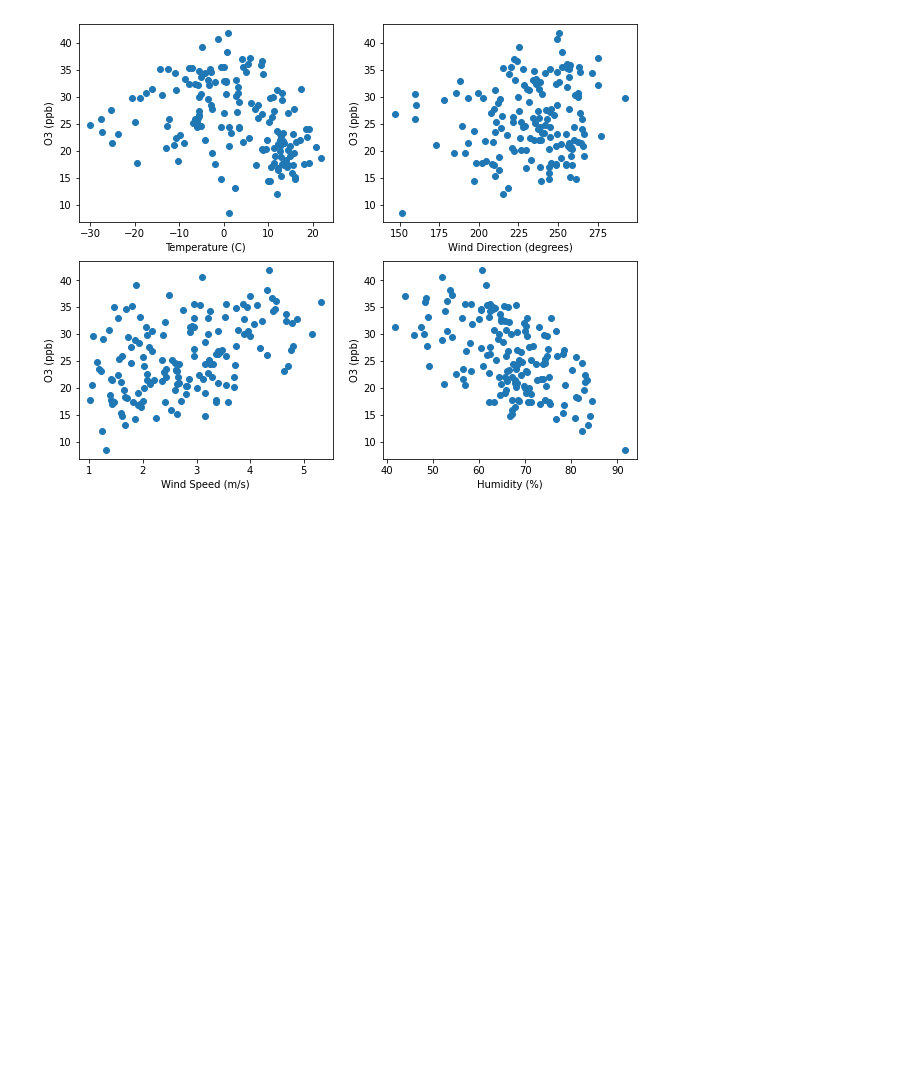
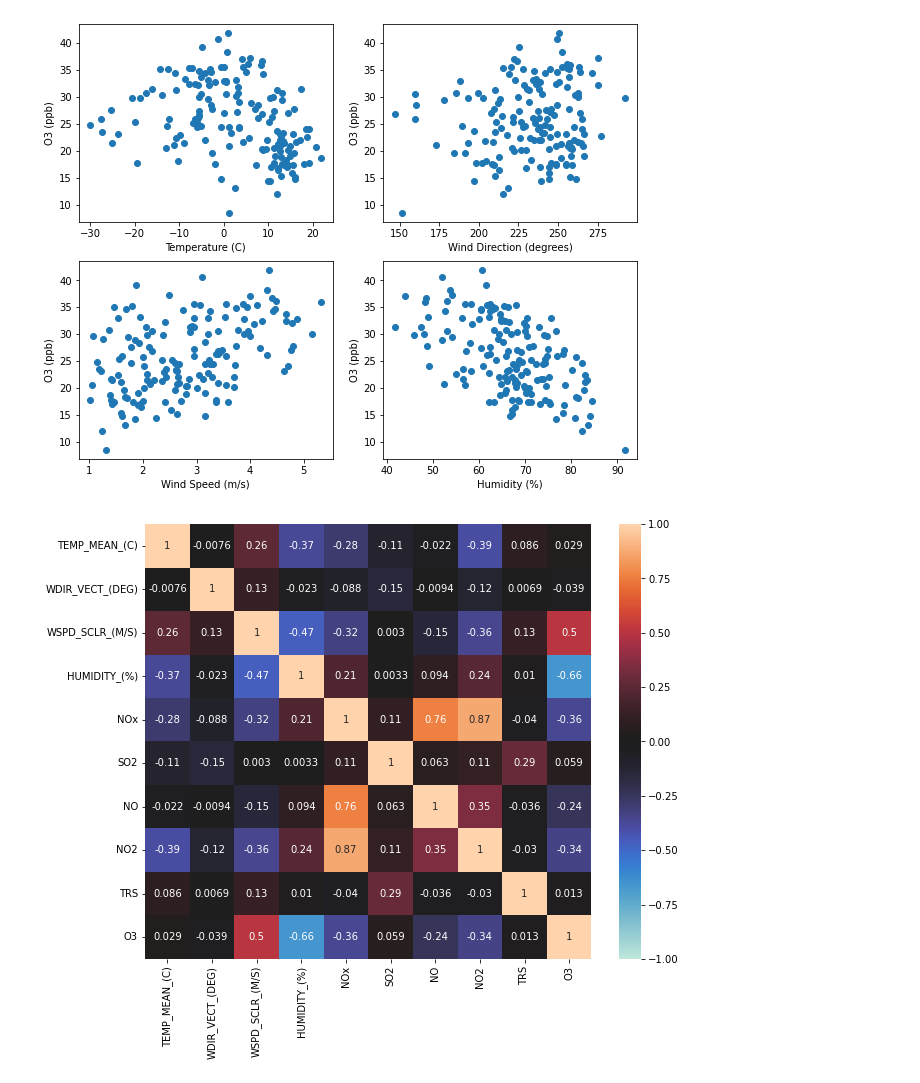
Before and after one commit to mirandadoris/CIV1498_Project2_Pythoneers, a Jupyter notebook: 2-Analysis/Weather_AQ_Analysis.ipynb, the cells around one changed output. Saved outputs shown, nothing was run; the diff lists cells and outputs as text; code cells hidden in the pictures; blank space fills up the shorter version.

Commit message:
analysis of AQ and weather data together

```diff
--- a/2-Analysis/Weather_AQ_Analysis.ipynb
+++ b/2-Analysis/Weather_AQ_Analysis.ipynb
@@ -194,0 +187,7 @@ plt.show()
+# %%
+# Correlation heatmap using hourly data
+plt.figure(figsize=(10,8))
+sns.heatmap(AQ_weather_hourly.corr(), vmin=-1, vmax=1, annot=True, cmap='icefire')
+plt.show()
+# %% [output]
+[figure, added]
```
Also changed, not shown: parts of 7 cells of this notebook.
